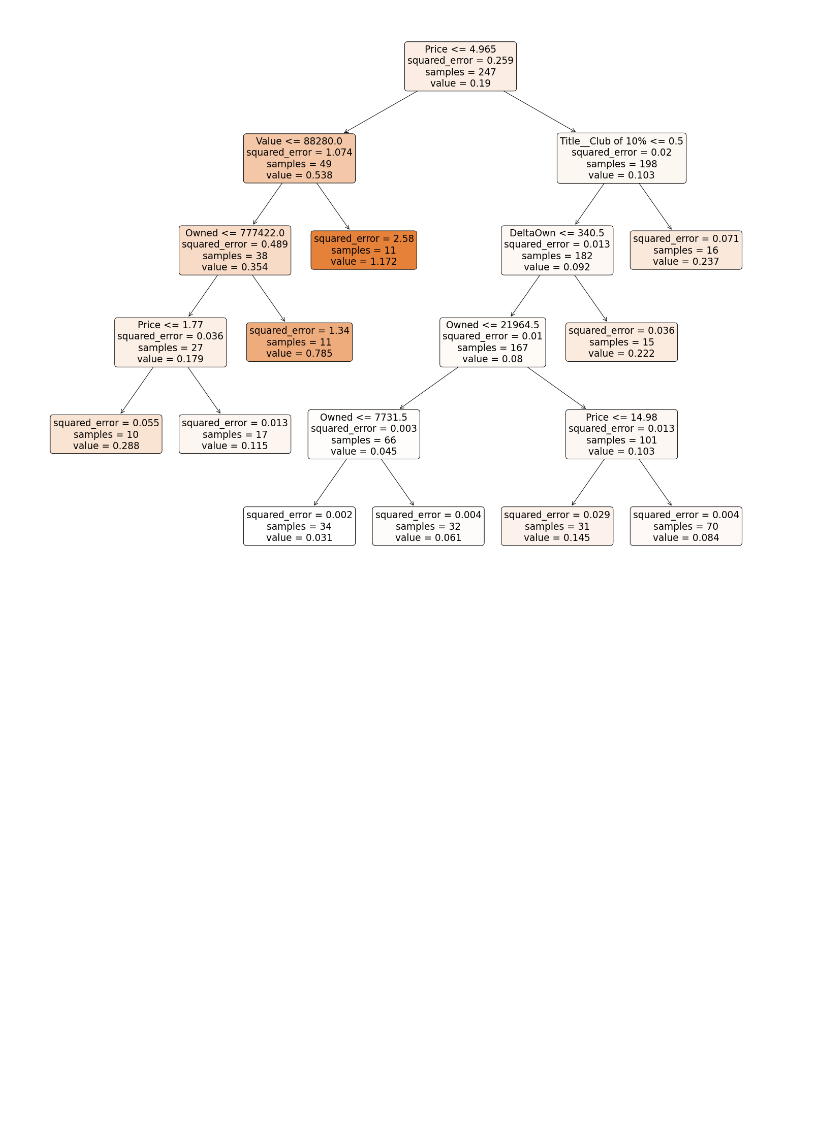
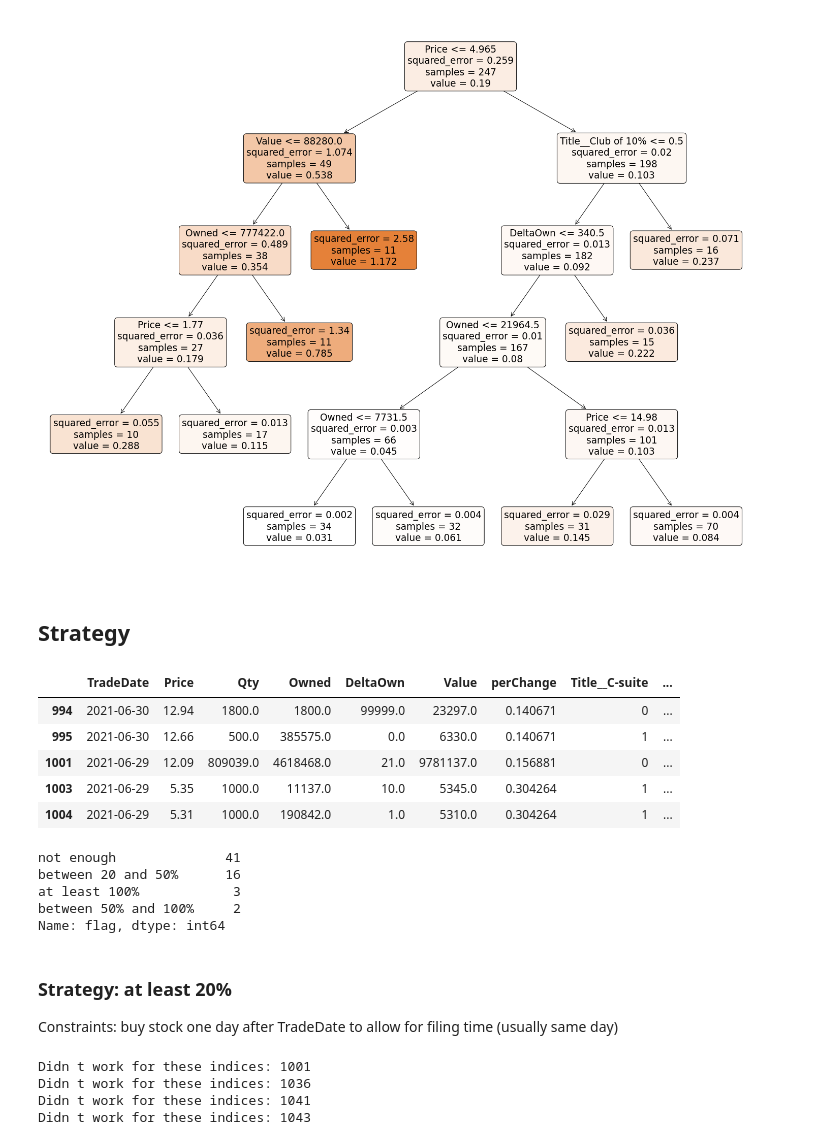
Before and after one commit to cdelannoy/bigbucks, a Jupyter notebook: decision_tree.ipynb, the cells around one changed output. Cells and saved outputs as stored; diff of their text form; code cells hidden in the pictures; blank space fills up the shorter version.

```diff
--- a/decision_tree.ipynb
+++ b/decision_tree.ipynb
@@ -196,3 +205,35 @@ _ = tree.plot_tree(skr, feature_names=training_data_X.columns, rounded=True, fil
 fig.savefig("regression_tree.png")
 # %% [output]
 [figure]
+# %% [markdown]
+## Strategy
+# %%
+full_test_dat_preds = testing_data_XY.copy()
+full_test_dat_preds['preds'] = preds
+full_test_dat_preds.head()
+# %% [output]
+|  | TradeDate | Price | Qty | Owned | DeltaOwn | Value | perChange | Title__C-suite | ... |
+| 994 | 2021-06-30 | 12.94 | 1800.0 | 1800.0 | 99999.0 | 23297.0 | 0.140671 | 0 | ... |
+| 995 | 2021-06-30 | 12.66 | 500.0 | 385575.0 | 0.0 | 6330.0 | 0.140671 | 1 | ... |
+| 1001 | 2021-06-29 | 12.09 | 809039.0 | 4618468.0 | 21.0 | 9781137.0 | 0.156881 | 0 | ... |
+| 1003 | 2021-06-29 | 5.35 | 1000.0 | 11137.0 | 10.0 | 5345.0 | 0.304264 | 1 | ... |
+| 1004 | 2021-06-29 | 5.31 | 1000.0 | 190842.0 | 1.0 | 5310.0 | 0.304264 | 1 | ... |
+# %%
+def build_flag(r):
+    if r >= 0.20 and r < 0.50:
+        return 'between 20 and 50%'
+    elif r >= 0.50 and r < 1:
+        return 'between 50% and 100%'
+    elif r >= 1:
+        return 'at least 100%'
+    else:
+        return 'not enough'
+
+full_test_dat_preds['flag'] = [build_flag(r) for r in full_test_dat_preds.preds]
+full_test_dat_preds['flag'].value_counts()
+# %% [output]
+not enough              41
+between 20 and 50%      16
+at least 100%            3
+between 50% and 100%     2
+Name: flag, dtype: int64
@@ -198,0 +242,4 @@ fig.savefig("regression_tree.png")
+# %% [markdown]
+### Strategy: at least 20%
+
+Constraints: buy stock one day after TradeDate to allow for filing time (usually same day)
@@ -198,0 +253,14 @@ fig.savefig("regression_tree.png")
+# %%
+def find_value(i):
+    try:
+        t = TickerDat[purs_to_mimick_20['Ticker'][i]][TickerDat[purs_to_mimick_20['Ticker'][i]].index == purs_to_mimick_20['Pur_day'][i]]['Open'][0]
+        return t
+    except:
+        print('Didn t work for these indices: {}'.format(i))
+
+purs_to_mimick_20['stockPrice_pur'] = [find_value(i) for i in purs_to_mimick_20.index]
+# %% [output]
+Didn t work for these indices: 1001
+Didn t work for these indices: 1036
+Didn t work for these indices: 1041
+Didn t work for these indices: 1043
```
Also changed, not shown: parts of 15 cells of this notebook, 2 other files.
